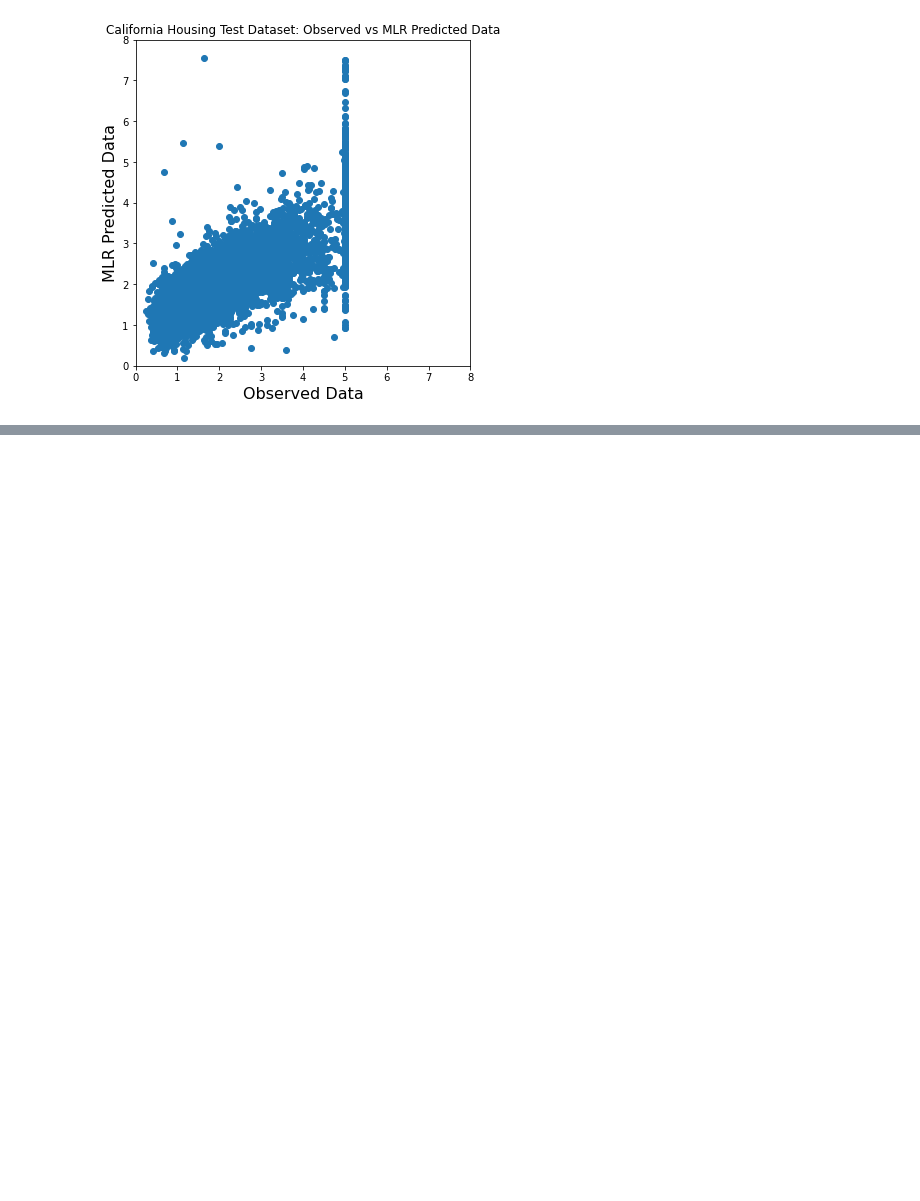
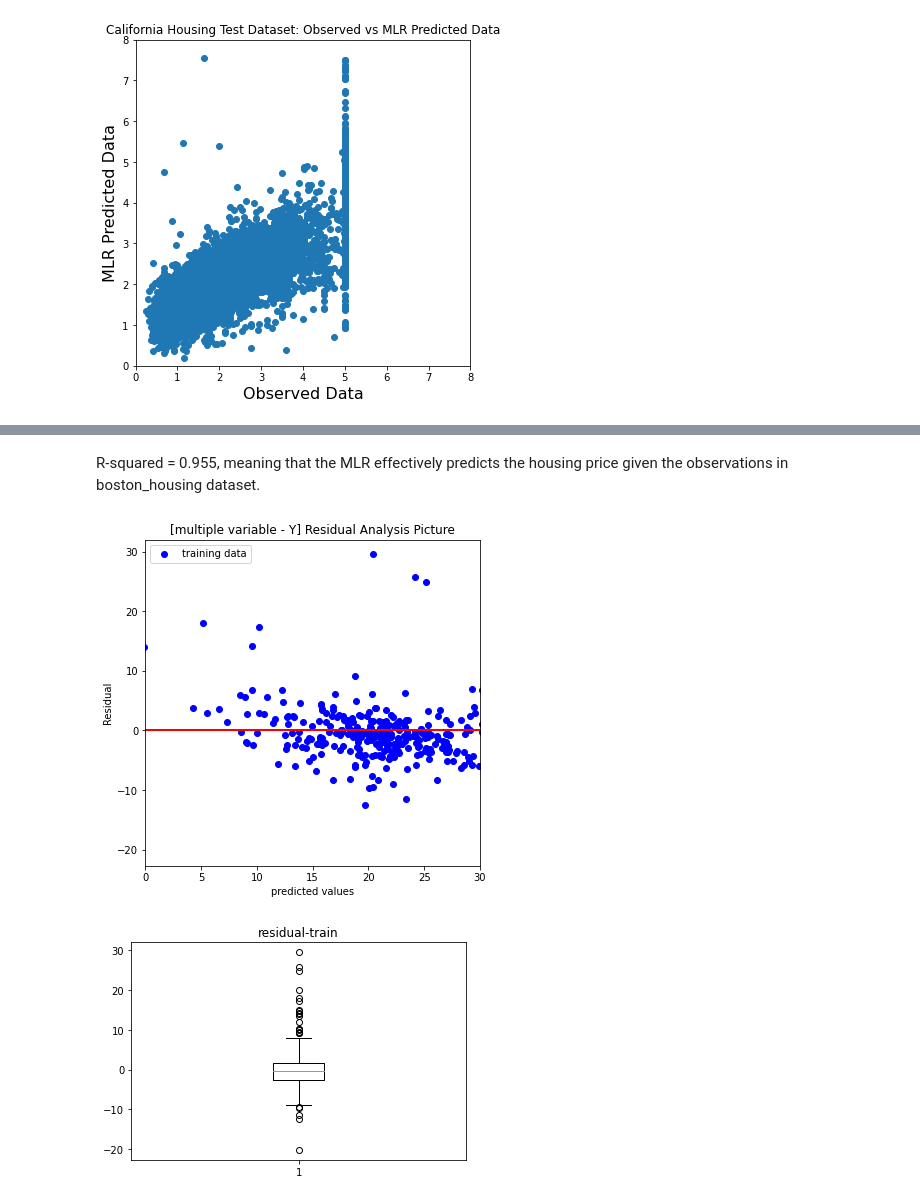
Before and after one commit to davidjjeong/multiple_linear_regression, a Jupyter notebook: MLR_Practice.ipynb, the cells around one changed output, grey strips where cells are left out. Cells and saved outputs as stored; diff of their text form; code cells hidden in the pictures; blank space fills up the shorter version.

```diff
--- a/MLR_Practice.ipynb
+++ b/MLR_Practice.ipynb
@@ -306,0 +347,9 @@ Test R2: 0.536
+# %%
+# Split training and test dataset
+X_train, X_test, y_train, y_test = train_test_split(boston_X, boston_target, test_size=0.3, random_state=1234)
+print(X_train.shape, X_test.shape, y_train.shape, y_test.shape)
+
+#Train the Multivariate Linear Regression Model
+lm = sm.OLS(y_train, X_train)
+lm_trained = lm.fit()
+display(lm_trained.summary())
@@ -306,0 +390,21 @@ Test R2: 0.536
+# %% [markdown]
+R-squared = 0.955, meaning that the MLR effectively predicts the housing price given the observations in boston_housing dataset.
+# %%
+# Check the Model Assumption: Residual by Scatter Plot
+plt.figure(figsize=(6,6))
+plt.scatter(lm_trained.fittedvalues, lm_trained.resid, c = 'blue', marker = 'o', label = 'training data')
+plt.xlabel('predicted values')
+plt.ylabel('Residual')
+plt.hlines(y=0, xmin=0, xmax=30, lw=2, color='red')
+plt.xlim([-0, 30])
+plt.title('[multiple variable - Y] Residual Analysis Picture')
+plt.legend(loc=2)
+plt.show()
+
+plt.figure()
+plt.boxplot(lm_trained.resid)
+plt.title('residual-train')
+plt.show()
+# %% [output]
+[figure, added]
+[figure, added]
```
Also changed, not shown: parts of 11 cells of this notebook.
